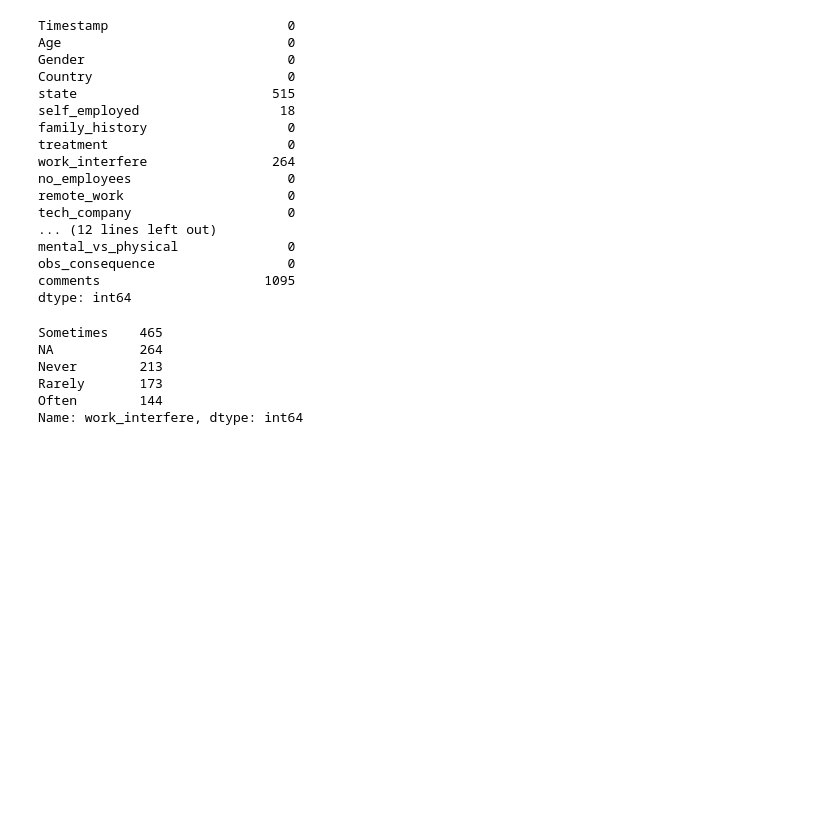
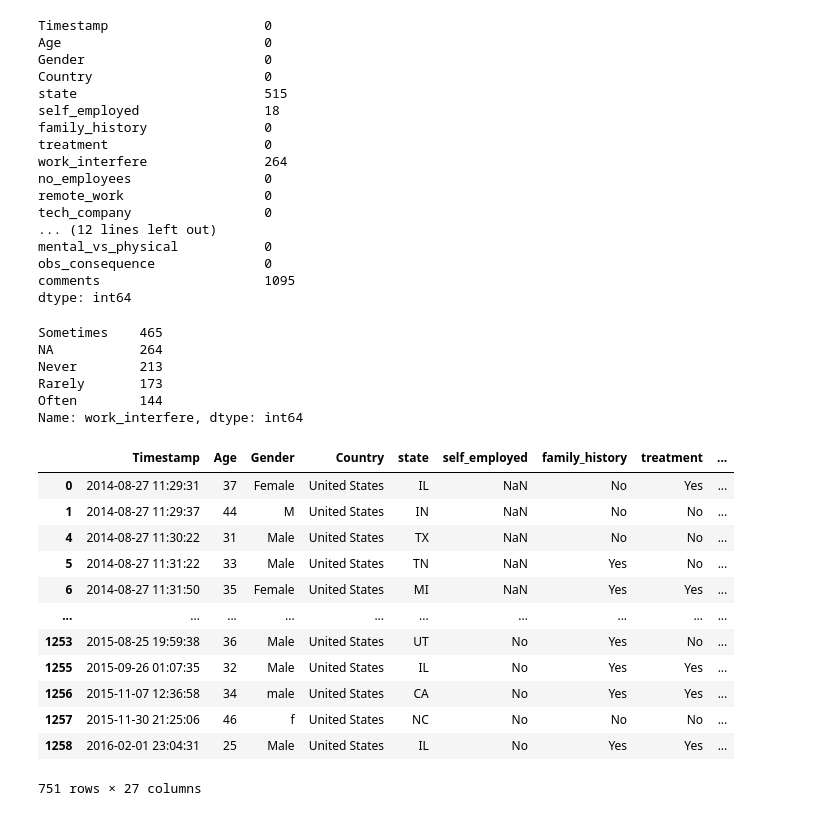
Before and after one commit to chriszapp/data-squad-32_EDA, a Jupyter notebook: Mental Health in Tech Survey.ipynb, the cells around one changed output. Drawn from its saved outputs; the diff is of its cells as text; code cells hidden in the pictures; blank space fills up the shorter version.

```diff
--- a/Mental Health in Tech Survey.ipynb
+++ b/Mental Health in Tech Survey.ipynb
@@ -66,6 +86,6 @@ comments: Any additional notes or comments
 # %%
-# Importing dataset
-ds = pd.read_csv('/Users/mattymrc/Desktop/Ironhack/Datasets/survey.csv')
+# Importing the dataset
+ds = pd.read_csv('/Users/mattymrc/Desktop/Ironhack/Datasets/mental-health-survey.csv')
 ds
 # %% [output]
 |  | Timestamp | Age | Gender | Country | state | self_employed | family_history | treatment | ... |
@@ -188,3 +211,21 @@ Never        213
 Rarely       173
 Often        144
 Name: work_interfere, dtype: int64
+# %%
+# Filtering to get a DF with just the people from the USA, as that will be my main target
+ds_usa = ds[ds['Country'] == 'United States']
+ds_usa
+# %% [output]
+|  | Timestamp | Age | Gender | Country | state | self_employed | family_history | treatment | ... |
+| 0 | 2014-08-27 11:29:31 | 37 | Female | United States | IL | NaN | No | Yes | ... |
+| 1 | 2014-08-27 11:29:37 | 44 | M | United States | IN | NaN | No | No | ... |
+| 4 | 2014-08-27 11:30:22 | 31 | Male | United States | TX | NaN | No | No | ... |
+| 5 | 2014-08-27 11:31:22 | 33 | Male | United States | TN | NaN | Yes | No | ... |
+| 6 | 2014-08-27 11:31:50 | 35 | Female | United States | MI | NaN | Yes | Yes | ... |
+| ... | ... | ... | ... | ... | ... | ... | ... | ... | ... |
+| 1253 | 2015-08-25 19:59:38 | 36 | Male | United States | UT | No | Yes | No | ... |
+| 1255 | 2015-09-26 01:07:35 | 32 | Male | United States | IL | No | Yes | Yes | ... |
+| 1256 | 2015-11-07 12:36:58 | 34 | male | United States | CA | No | Yes | Yes | ... |
+| 1257 | 2015-11-30 21:25:06 | 46 | f | United States | NC | No | No | No | ... |
+| 1258 | 2016-02-01 23:04:31 | 25 | Male | United States | IL | No | Yes | Yes | ... |
+751 rows × 27 columns
```
Also changed, not shown: parts of 19 cells of this notebook, 2 other files.
